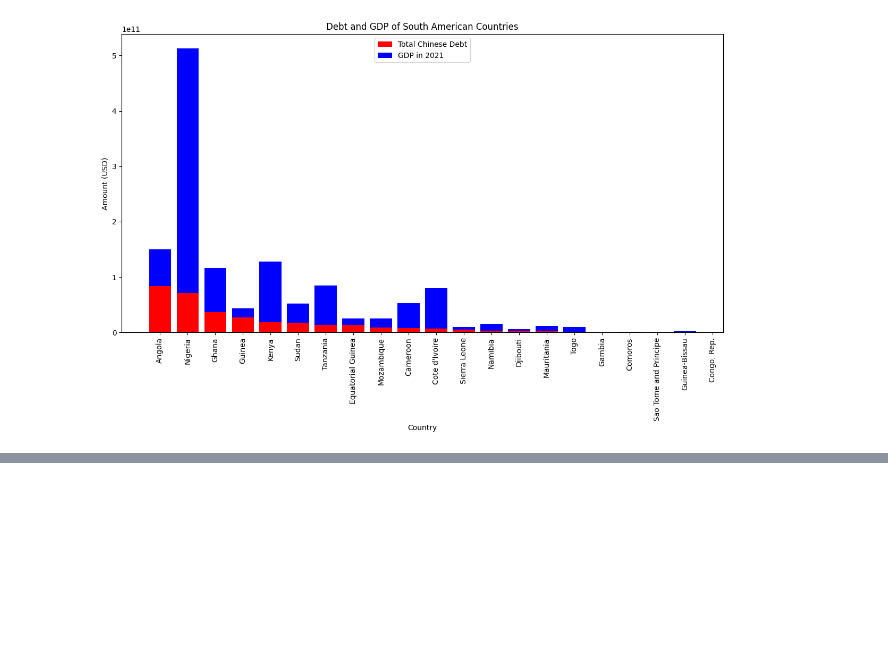
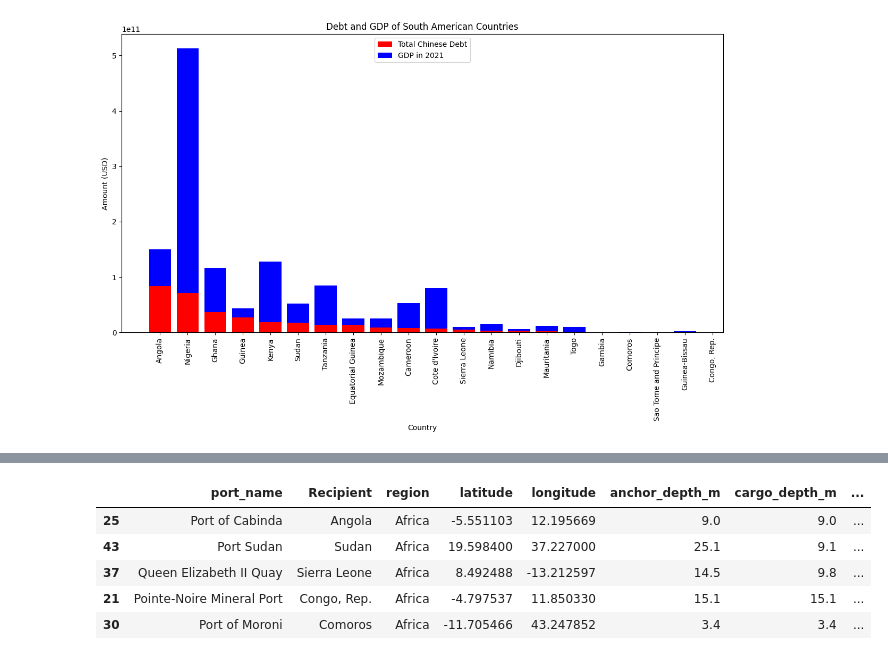
Before and after one commit to Kerokus/chinese-naval-base-prediction, a Jupyter notebook: notebooks/data-clearning.ipynb, the cells around one changed output, grey strips where cells are left out. Cells and saved outputs as stored; diff of their text form; code cells hidden in the pictures; blank space fills up the shorter version.

```diff
--- a/notebooks/data-clearning.ipynb
+++ b/notebooks/data-clearning.ipynb
@@ -163,0 +261,11 @@ See the caveats in the documentation: https://pandas.pydata.org/pandas-docs/stab
+# %%
+df_saved = pd.read_csv('../data/model_data.csv')
+
+df_saved.sample(5)
+# %% [output]
+|  | port_name | Recipient | region | latitude | longitude | anchor_depth_m | cargo_depth_m | ... |
+| 25 | Port of Cabinda | Angola | Africa | -5.551103 | 12.195669 | 9.0 | 9.0 | ... |
+| 43 | Port Sudan | Sudan | Africa | 19.598400 | 37.227000 | 25.1 | 9.1 | ... |
+| 37 | Queen Elizabeth II Quay | Sierra Leone | Africa | 8.492488 | -13.212597 | 14.5 | 9.8 | ... |
+| 21 | Pointe-Noire Mineral Port | Congo, Rep. | Africa | -4.797537 | 11.850330 | 15.1 | 15.1 | ... |
+| 30 | Port of Moroni | Comoros | Africa | -11.705466 | 43.247852 | 3.4 | 3.4 | ... |
```
Also changed, not shown: parts of 18 cells of this notebook, 5 other files.
